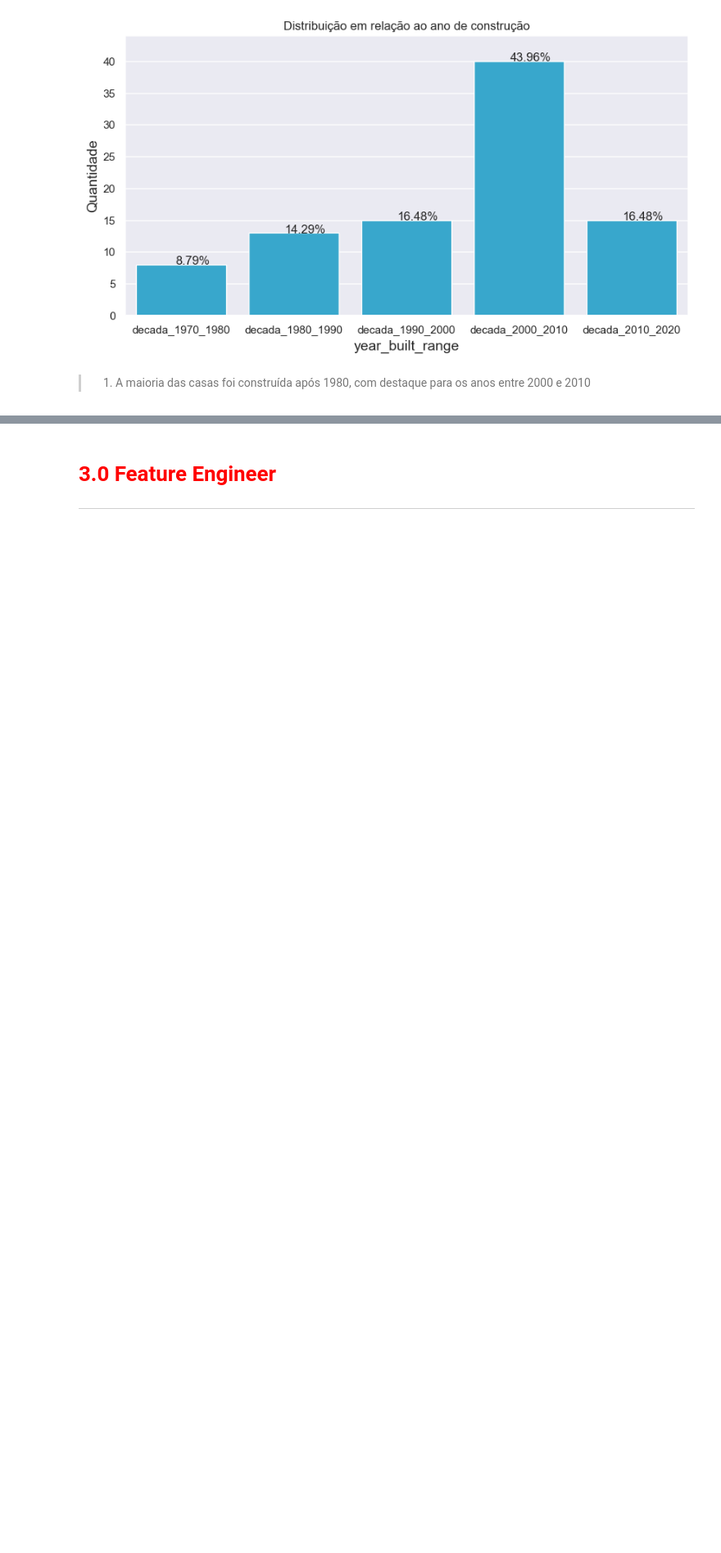
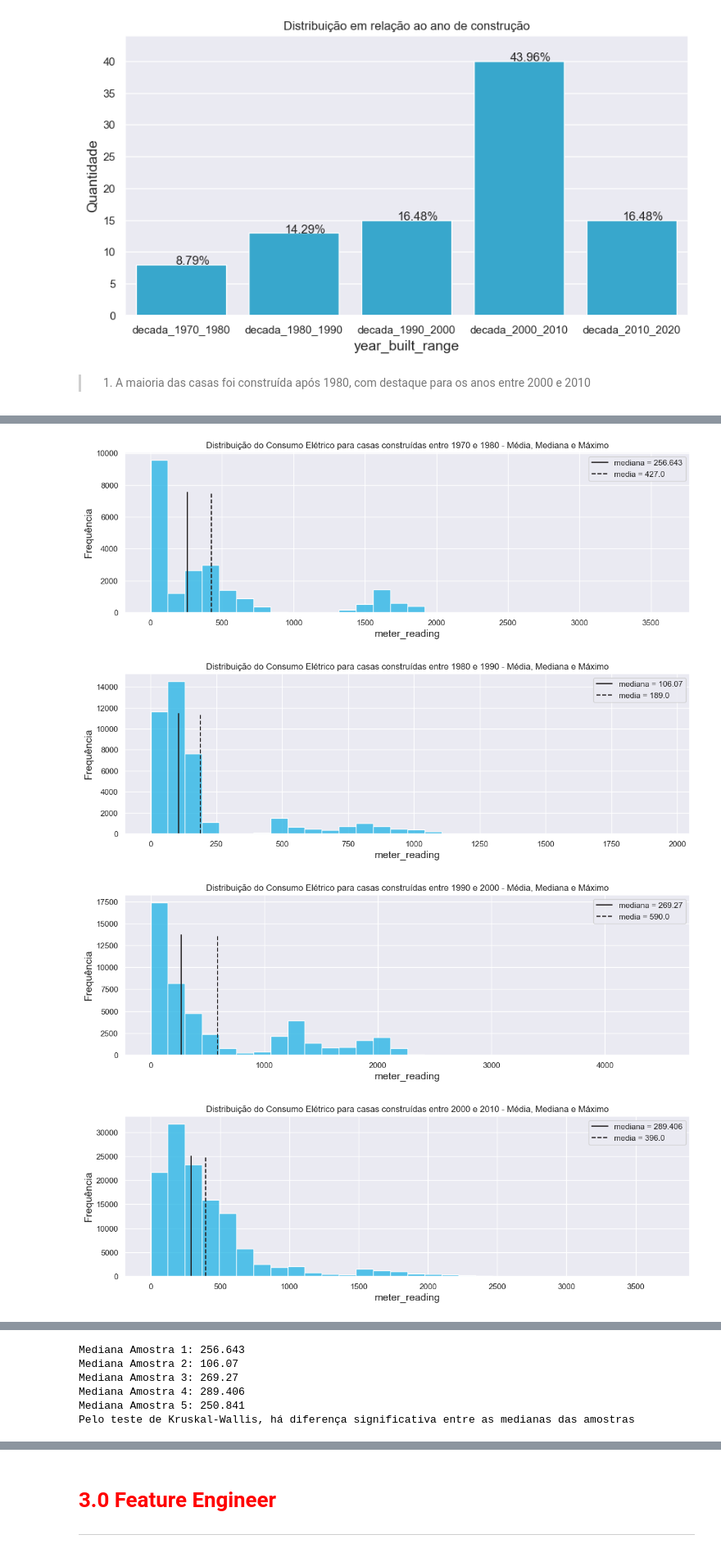
Before and after one commit to leonardovargas10/Modelo_Forecasting_Consumo_Energia, a Jupyter notebook: Modelo_Predicao_Consumo_Energia.ipynb, the cells around one changed output, grey strips where cells are left out. Shown at 82% size. Drawn from its saved outputs; the diff is of its cells as text; code cells hidden in the pictures; blank space fills up the shorter version.

```diff
--- a/Modelo_Predicao_Consumo_Energia.ipynb
+++ b/Modelo_Predicao_Consumo_Energia.ipynb
@@ -958,0 +1027,46 @@ plota_barras(['year_built_range'], False, df_year_built, 1, 1, 'Distribuição e
+# %%
+def teste_hipotese_muitas_amostras_independentes(amostras, variavel):
+    medianas = []
+
+    for i, amostra in enumerate(amostras):
+        mediana_amostra = amostra[variavel].median()
+        medianas.append(mediana_amostra)
+        print(f'Mediana Amostra {i+1}: {mediana_amostra}')
+
+    stat, p_value = kruskal(*[amostra[variavel] for amostra in amostras])
+
+    if p_value > 0.05:
+        print(f'Pelo teste de Kruskal-Wallis, não há diferença significativa entre as medianas das amostras')
+    else:
+        print(f'Pelo teste de Kruskal-Wallis, há diferença significativa entre as medianas das amostras')
+# %%
+df_train['year_built_range'] = pd.cut(
+    df_train['year_built'],
+    bins=[1970, 1980, 1990, 2000, 2010, 2020],
+    labels=['decada_1970_1980', 'decada_1980_1990', 'decada_1990_2000', 'decada_2000_2010', 'decada_2010_2020'],
+    right=False
+    )
+
+df_train_grouped_decada_1970_1980 = df_train.loc[(df_train.meter_reading > 0) & (df_train.year_built_range == 'decada_1970_1980')]
+df_train_grouped_decada_1980_1990 = df_train.loc[(df_train.meter_reading > 0) & (df_train.year_built_range == 'decada_1980_1990')]
+df_train_grouped_decada_1990_2000 = df_train.loc[(df_train.meter_reading > 0) & (df_train.year_built_range == 'decada_1990_2000')]
+df_train_grouped_decada_2000_2010 = df_train.loc[(df_train.meter_reading > 0) & (df_train.year_built_range == 'decada_2000_2010')]
+df_train_grouped_decada_2010_2020 = df_train.loc[(df_train.meter_reading > 0) & (df_train.year_built_range == 'decada_2010_2020')]
+
+# Análise Gráfica
+plota_histograma(['meter_reading'],df_train_grouped_decada_1970_1980,1,1,'Distribuição do Consumo Elétrico para casas construídas entre 1970 e 1980 - Média, Mediana e Máximo')
+plota_histograma(['meter_reading'],df_train_grouped_decada_1980_1990,1,1,'Distribuição do Consumo Elétrico para casas construídas entre 1980 e 1990 - Média, Mediana e Máximo')
+plota_histograma(['meter_reading'],df_train_grouped_decada_1990_2000,1,1,'Distribuição do Consumo Elétrico para casas construídas entre 1990 e 2000 - Média, Mediana e Máximo')
+plota_histograma(['meter_reading'],df_train_grouped_decada_2000_2010,1,1,'Distribuição do Consumo Elétrico para casas construídas entre 2000 e 2010 - Média, Mediana e Máximo')
+plota_histograma(['meter_reading'],df_train_grouped_decada_2010_2020,1,1,'Distribuição do Consumo Elétrico para casas construídas entre 2010 e 2020 - Média, Mediana e Máximo')
+
+# Análise Estatística
+
+teste_hipotese_muitas_amostras_independentes(
+    [df_train_grouped_decada_1970_1980, df_train_grouped_decada_1980_1990, df_train_grouped_decada_1990_2000, df_train_grouped_decada_2000_2010, df_train_grouped_decada_2010_2020],
+    'meter_reading')
+# %% [output]
+[figure, added]
+[figure, added]
+[figure, added]
+[figure, added]
@@ -958,0 +1074,6 @@ plota_barras(['year_built_range'], False, df_year_built, 1, 1, 'Distribuição e
+Mediana Amostra 1: 256.643
+Mediana Amostra 2: 106.07
+Mediana Amostra 3: 269.27
+Mediana Amostra 4: 289.406
+Mediana Amostra 5: 250.841
+Pelo teste de Kruskal-Wallis, há diferença significativa entre as medianas das amostras
```
Also changed, not shown: parts of 30 cells of this notebook.
